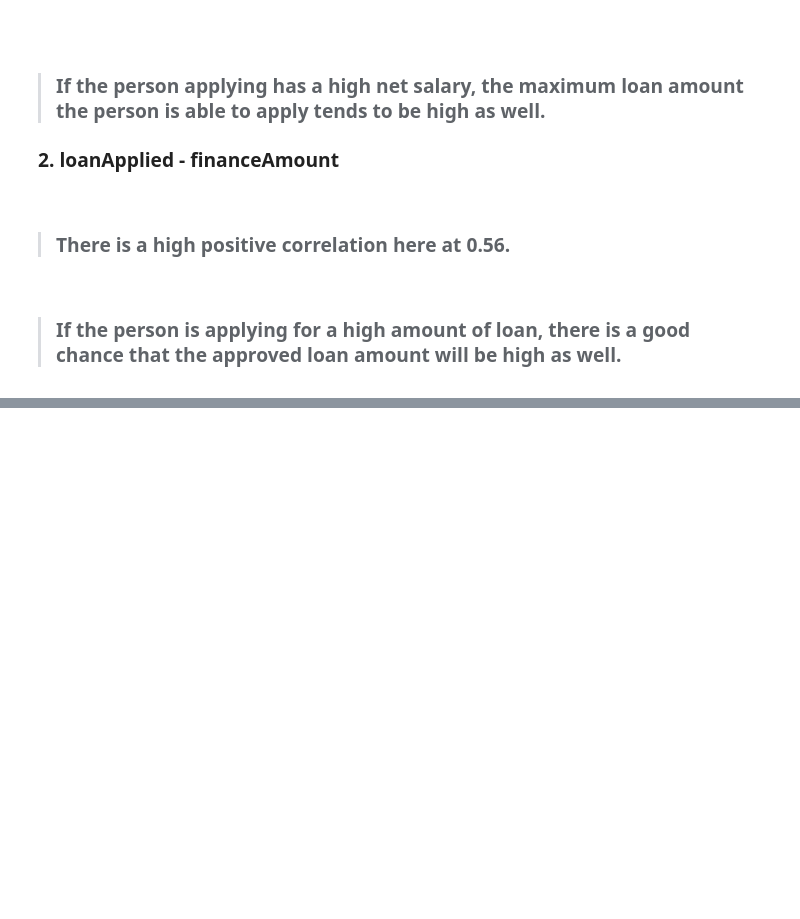
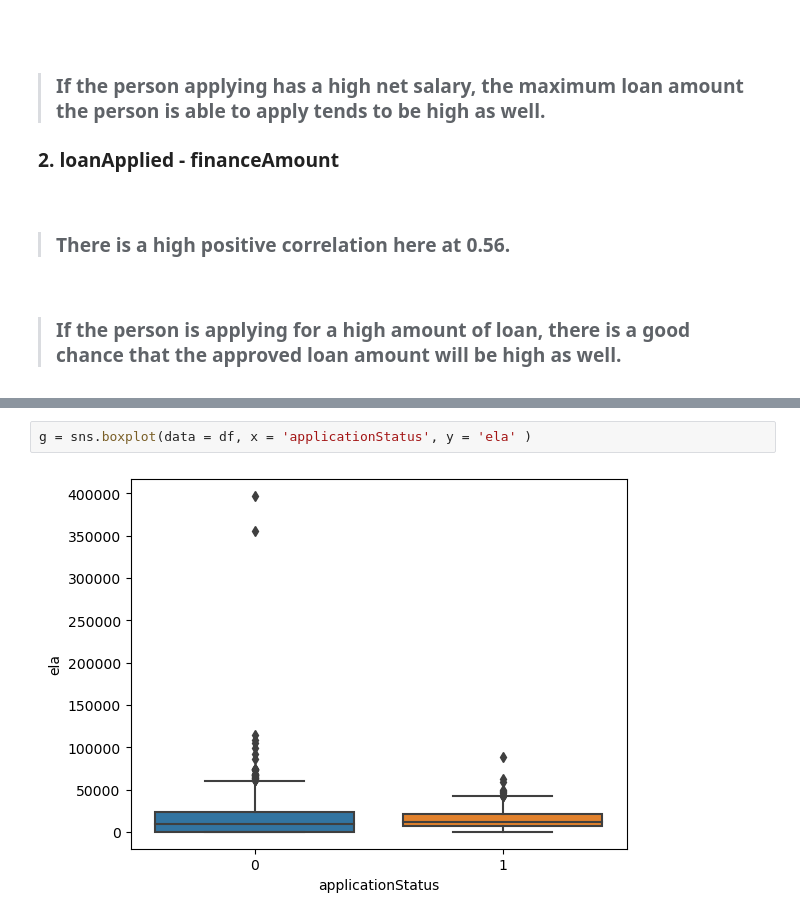
Before and after one commit to IhFahn/Technical_Assessment_AI_Engineer_1, a Jupyter notebook: Untitled.ipynb, the cells around one changed output, grey strips where cells are left out. Saved outputs shown, nothing was run; the diff lists cells and outputs as text; blank space fills up the shorter version.

```diff
--- a/Untitled.ipynb
+++ b/Untitled.ipynb
@@ -210,0 +271,4 @@ dtype: float64
+# %%
+g = sns.boxplot(data = df, x = 'applicationStatus', y = 'ela' )
+# %% [output]
+[figure, added]
```
Also changed, not shown: parts of 11 cells of this notebook.
